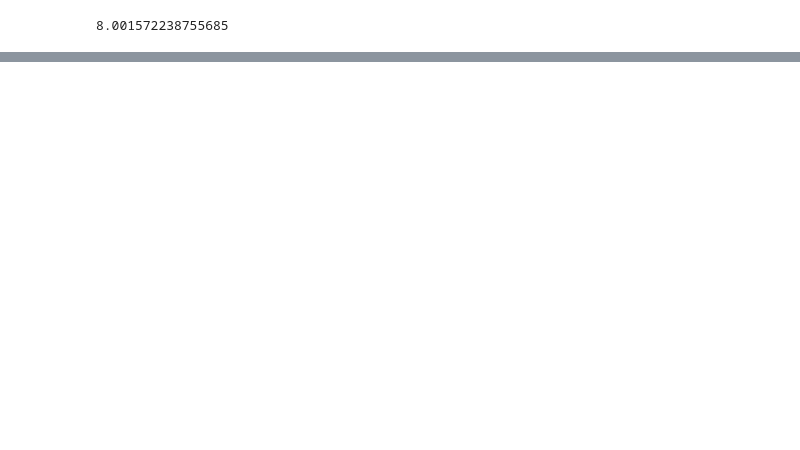
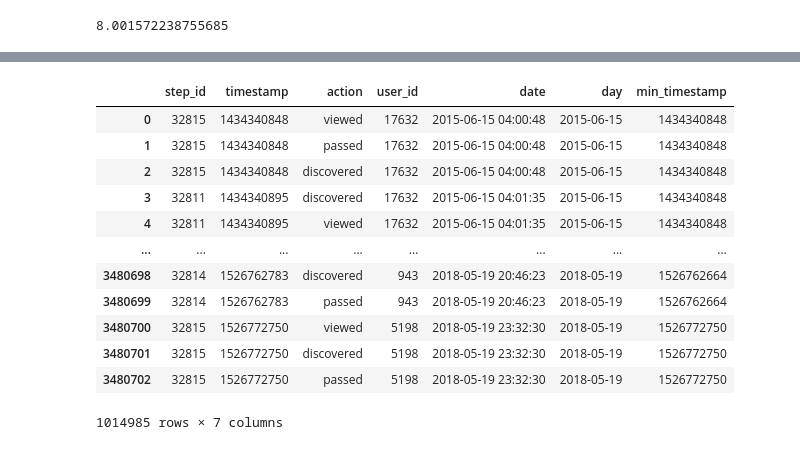
Before and after one commit to raent1/N_C_Projects, a Jupyter notebook: stepik_ml_contest/stepik_ml_project.ipynb, the cells around one changed output, grey strips where cells are left out. Drawn from its saved outputs; the diff is of its cells as text; code cells hidden in the pictures; blank space fills up the shorter version.

```diff
--- a/stepik_ml_contest/stepik_ml_project.ipynb
+++ b/stepik_ml_contest/stepik_ml_project.ipynb
@@ -374,0 +481,4 @@ users_data.groupby('passed_course').count()
+# %%
+user_min_time = events_data.groupby('user_id', as_index=False) \
+    .agg({'timestamp': 'min'}) \
+    .rename({'timestamp': 'min_timestamp'}, axis=1)
@@ -374,0 +505,21 @@ users_data.groupby('passed_course').count()
+# %%
+# другое решение, переделать на переменные Карпова + сделать аналогичное для submissions_data
+ev_d = events_data.merge(user_min_time, how="outer")
+
+three_days = 3 * 24 * 60 * 60
+
+ev_d[ev_d.timestamp <= ev_d.min_timestamp + three_days]
+# %% [output]
+|  | step_id | timestamp | action | user_id | date | day | min_timestamp |
+| 0 | 32815 | 1434340848 | viewed | 17632 | 2015-06-15 04:00:48 | 2015-06-15 | 1434340848 |
+| 1 | 32815 | 1434340848 | passed | 17632 | 2015-06-15 04:00:48 | 2015-06-15 | 1434340848 |
+| 2 | 32815 | 1434340848 | discovered | 17632 | 2015-06-15 04:00:48 | 2015-06-15 | 1434340848 |
+| 3 | 32811 | 1434340895 | discovered | 17632 | 2015-06-15 04:01:35 | 2015-06-15 | 1434340848 |
+| 4 | 32811 | 1434340895 | viewed | 17632 | 2015-06-15 04:01:35 | 2015-06-15 | 1434340848 |
+| ... | ... | ... | ... | ... | ... | ... | ... |
+| 3480698 | 32814 | 1526762783 | discovered | 943 | 2018-05-19 20:46:23 | 2018-05-19 | 1526762664 |
+| 3480699 | 32814 | 1526762783 | passed | 943 | 2018-05-19 20:46:23 | 2018-05-19 | 1526762664 |
+| 3480700 | 32815 | 1526772750 | viewed | 5198 | 2018-05-19 23:32:30 | 2018-05-19 | 1526772750 |
+| 3480701 | 32815 | 1526772750 | discovered | 5198 | 2018-05-19 23:32:30 | 2018-05-19 | 1526772750 |
+| 3480702 | 32815 | 1526772750 | passed | 5198 | 2018-05-19 23:32:30 | 2018-05-19 | 1526772750 |
+1014985 rows × 7 columns
```
Also changed, not shown: parts of 24 cells of this notebook.
